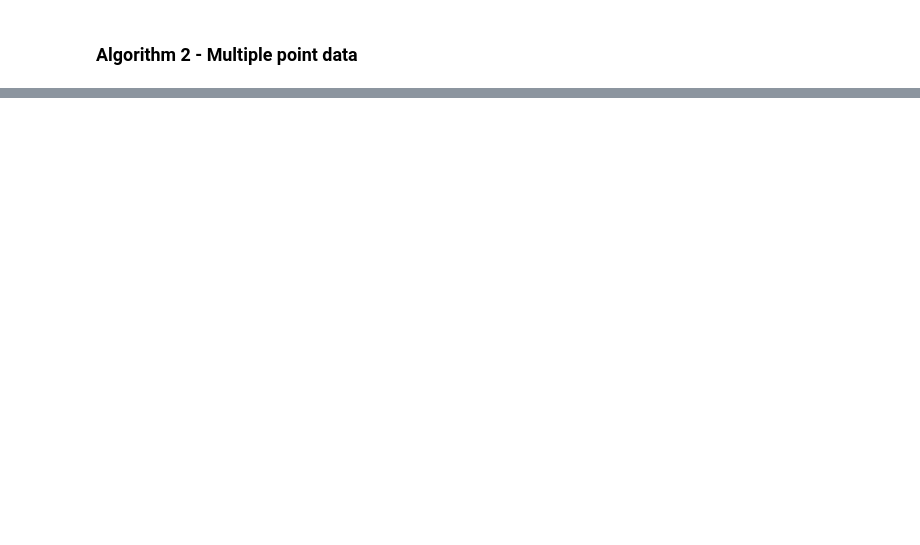
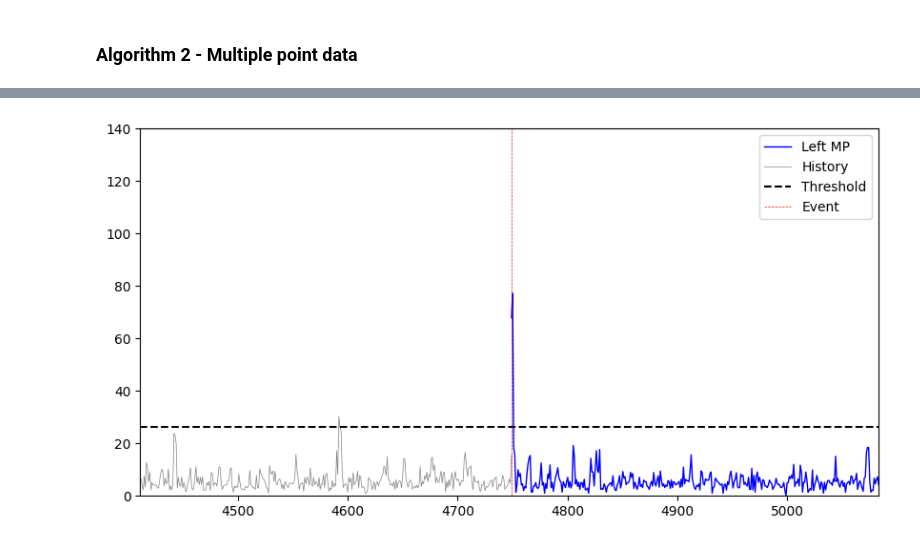
Before and after one commit to erick2307/sip_mss_AnDeS, a Jupyter notebook: andes.ipynb, the cells around one changed output, grey strips where cells are left out. Saved outputs shown, nothing was run; the diff lists cells and outputs as text; code cells hidden in the pictures; blank space fills up the shorter version.

```diff
--- a/andes.ipynb
+++ b/andes.ipynb
@@ -226,0 +303,12 @@ plt.savefig(f"{filename}.png", dpi=300)
+# %%
+plt.figure(figsize=(10, 5))
+plt.plot(np.linspace(5083-334, 5083, 334), mpf[-334:], label='Left MP', color='blue', linewidth=1, zorder=1)
+plt.plot(np.linspace(0, 5083-334, mpf.shape[0]-334), mpf[:-334], label='History', color='gray', linewidth=0.5)
+plt.axhline(mpf.mean() + 3 * mpf.std(), color='black', linestyle='--', label='Threshold')
+plt.axvline(x=5083-334, color='red', linestyle='--', label='Event', linewidth=0.5, zorder=5)
+plt.ylim(0,140)
+plt.xlim(4411,5083)
+plt.legend()
+plt.savefig(f"mpf.png", dpi=300)
+# %% [output]
+[figure, added]
```
Also changed, not shown: parts of 20 cells of this notebook, 1 other file.
